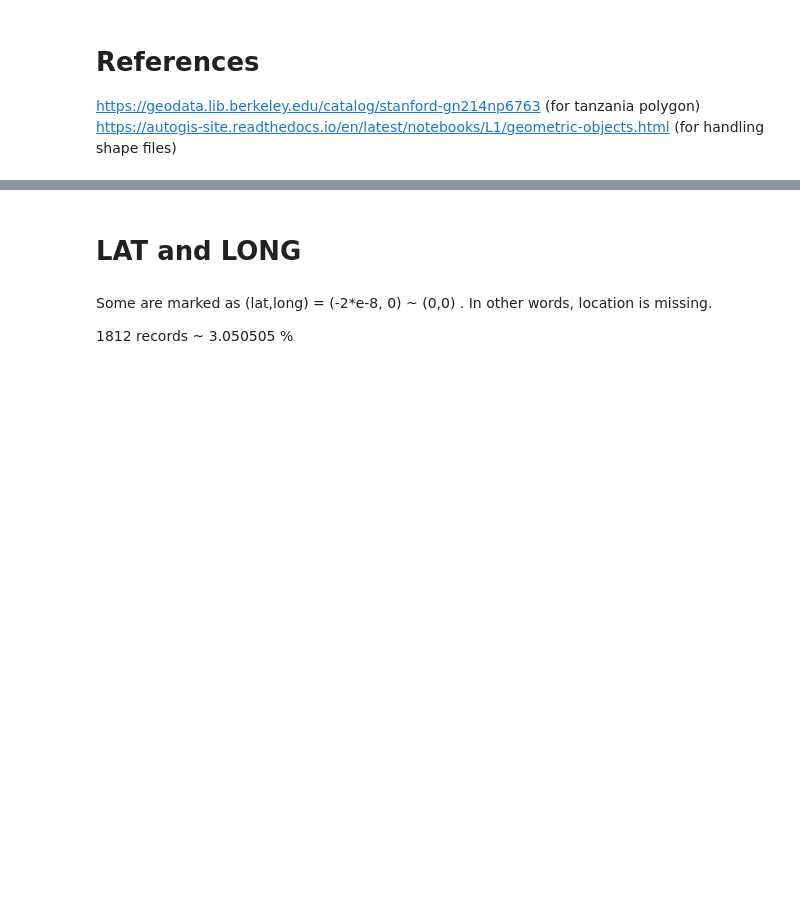
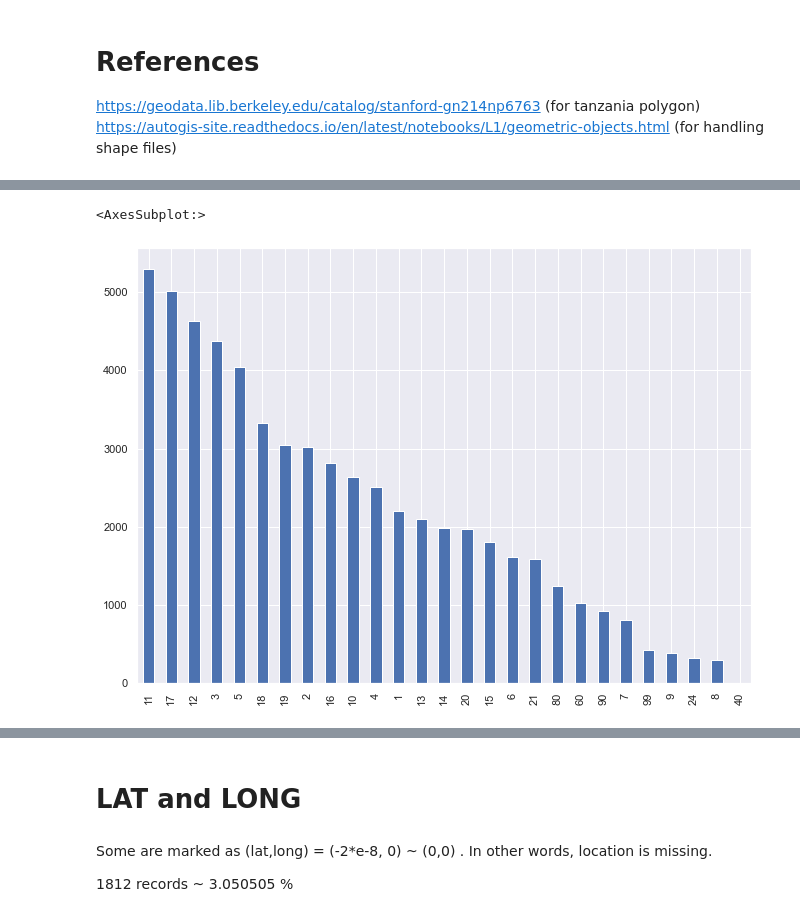
Before and after one commit to ssaeed85/dsc-ph3-TanzaniaWaterWell, a Jupyter notebook: Notebook.ipynb, the cells around one changed output, grey strips where cells are left out. Cells and saved outputs as stored; diff of their text form; code cells hidden in the pictures; blank space fills up the shorter version.

```diff
--- a/Notebook.ipynb
+++ b/Notebook.ipynb
@@ -22,0 +32,5 @@ X_test = pd.read_csv('data/Test_set.csv')
+# %%
+df.region_code.value_counts().plot(kind = 'bar')
+# %% [output]
+<AxesSubplot:>
+[figure, added]
```
Also changed, not shown: parts of 51 cells of this notebook, 1 other file.
